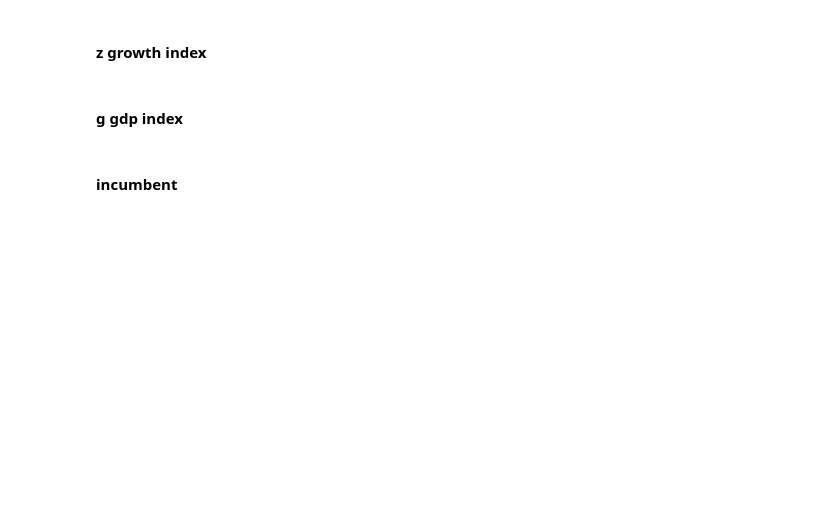
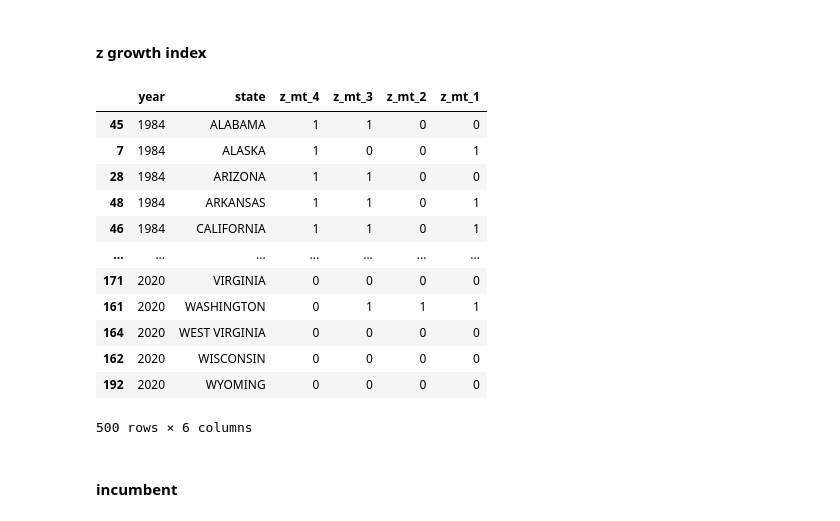
Before and after one commit to ranieri-unimi/bastianin-2022, a Jupyter notebook: datastroyer.ipynb, the cells around one changed output. Saved outputs shown, nothing was run; the diff lists cells and outputs as text; code cells hidden in the pictures; blank space fills up the shorter version.

```diff
--- a/datastroyer.ipynb
+++ b/datastroyer.ipynb
@@ -81,10 +80,9 @@ def beadiff(rowcol, colname, diff = True, shift=1):
         yyyy.sort()
         for y in yyyy[shift:]:
             if diff:
-                q = rowcol.loc[(y,s),:][colname]/rowcol.loc[(int(y)-shift,s),:][colname]
-                q = (q - 1)*100
+                q = dpc(rowcol.at[(y,s), colname], rowcol.at[(int(y)-shift,s),colname])
             else:
-                q = rowcol.loc[(y,s),:][colname]
+                q = rowcol.at[(y,s),colname]
             difflist.append([y, s, q])
 
     return  pd.DataFrame(data=difflist, columns=['year', 'state', colname])
@@ -128,4 +147,10 @@ gdp_nom_97 = gdp_nom_97.set_index(['year', 'state'])
 gdp_nom_12 = gdp_nom_12.set_index(['year', 'state'])
 gdp_real_97 = gdp_real_97.set_index(['year', 'state'])
 gdp_real_12 = gdp_real_12.set_index(['year', 'state'])
+# %%
+GDP_THRESHOLD = 3.2
+
+# moving to midterms (retrocompatibility)
+k = 2
+sx = '_mt' if k-1 else ''
 # %% [markdown]
@@ -167,4 +275,2 @@ gdp_real_var_2 = pd.concat([gdp_real_var_2, tmp.reset_index(), ])
 # %% [markdown]
 #### z growth index
-# %%
-GDP_THRESHOLD = 3.6
@@ -178,2 +276,0 @@ growth_index
-# %% [markdown]
-#### g gdp index
@@ -194,3 +277,25 @@ del gdp_index['gdp_4']
+# %%
+# linear combo Z (fair = m2 +m1))
+# maybe k = 1 was better
+growth_index = pd.concat([beadiff(gdp_real_97,'gdp_real'), beadiff(gdp_real_12,'gdp_real')])
+growth_index.gdp_real = growth_index.gdp_real.apply(lambda x : 1 if x > GDP_THRESHOLD else 0)
+growth_index = var42(growth_index, new_colname='z'+sx, old_colname='gdp_real', jump=1)
+
+sell(growth_index, 'z-growth')
+# %% [output]
+|  | year | state | z_mt_4 | z_mt_3 | z_mt_2 | z_mt_1 |
+| 45 | 1984 | ALABAMA | 1 | 1 | 0 | 0 |
+| 7 | 1984 | ALASKA | 1 | 0 | 0 | 1 |
+| 28 | 1984 | ARIZONA | 1 | 1 | 0 | 0 |
+| 48 | 1984 | ARKANSAS | 1 | 1 | 0 | 1 |
+| 46 | 1984 | CALIFORNIA | 1 | 1 | 0 | 1 |
+| ... | ... | ... | ... | ... | ... | ... |
+| 171 | 2020 | VIRGINIA | 0 | 0 | 0 | 0 |
+| 161 | 2020 | WASHINGTON | 0 | 1 | 1 | 1 |
+| 164 | 2020 | WEST VIRGINIA | 0 | 0 | 0 | 0 |
+| 162 | 2020 | WISCONSIN | 0 | 0 | 0 | 0 |
+| 192 | 2020 | WYOMING | 0 | 0 | 0 | 0 |
+500 rows × 6 columns
 # %% [markdown]
 #### incumbent
 # %%
```
Also changed, not shown: parts of 28 cells of this notebook, 12 other files.
